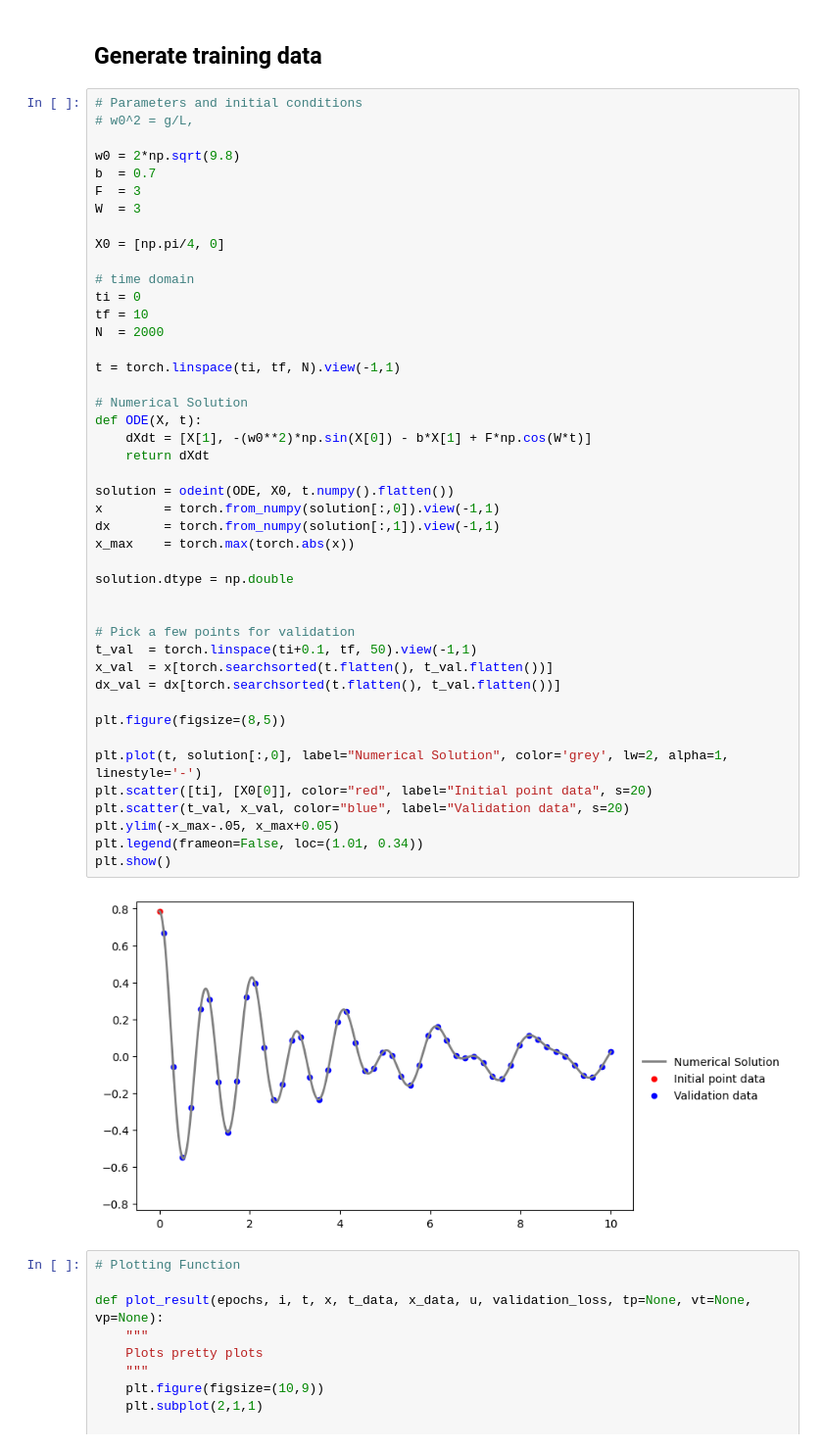
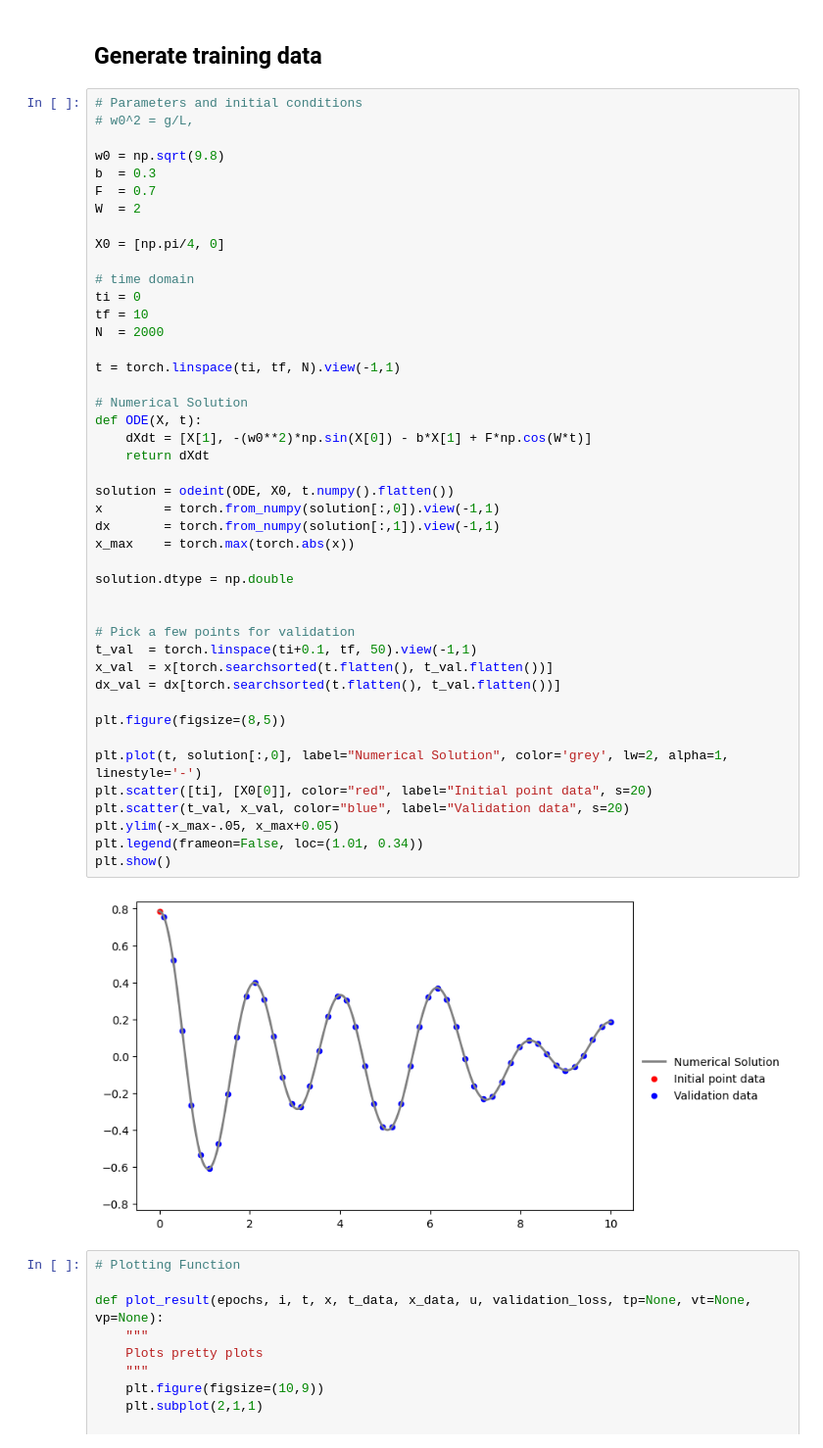
Before and after one commit to Mehdi-Haned/PINNs-Spring2025, a Jupyter notebook: Dataless_PINN.ipynb, the cells around one changed output. Shown: that part at 98% size. Drawn from its saved outputs; the diff is of its cells as text.

```diff
--- a/Dataless_PINN.ipynb
+++ b/Dataless_PINN.ipynb
@@ -30,10 +30,10 @@ from scipy.integrate import odeint
 # Parameters and initial conditions
 # w0^2 = g/L,
 
-w0 = 2*np.sqrt(9.8)
-b  = 0.7
-F  = 3
-W  = 3
+w0 = np.sqrt(9.8)
+b  = 0.3
+F  = 0.7
+W  = 2
 
 X0 = [np.pi/4, 0]
 
@@ -44,34 +44,34 @@ N  = 2000
 
 t = torch.linspace(ti, tf, N).view(-1,1)
 
 # Numerical Solution
 def ODE(X, t):
     dXdt = [X[1], -(w0**2)*np.sin(X[0]) - b*X[1] + F*np.cos(W*t)]
     return dXdt
 
 solution = odeint(ODE, X0, t.numpy().flatten())
 x        = torch.from_numpy(solution[:,0]).view(-1,1)
 dx       = torch.from_numpy(solution[:,1]).view(-1,1)
 x_max    = torch.max(torch.abs(x))
 
 solution.dtype = np.double
 
 
 # Pick a few points for validation
 t_val  = torch.linspace(ti+0.1, tf, 50).view(-1,1)
 x_val  = x[torch.searchsorted(t.flatten(), t_val.flatten())]
 dx_val = dx[torch.searchsorted(t.flatten(), t_val.flatten())]
 
 plt.figure(figsize=(8,5))
 
 plt.plot(t, solution[:,0], label="Numerical Solution", color='grey', lw=2, alpha=1, linestyle='-')
 plt.scatter([ti], [X0[0]], color="red", label="Initial point data", s=20)
 plt.scatter(t_val, x_val, color="blue", label="Validation data", s=20)
 plt.ylim(-x_max-.05, x_max+0.05)
 plt.legend(frameon=False, loc=(1.01, 0.34))
 plt.show()
 # %% [output]
-[figure, old version]
+[figure, new version]
 # %%
 # Plotting Function
 
```
Also changed, not shown: parts of 2 cells of this notebook, 5 other files.
